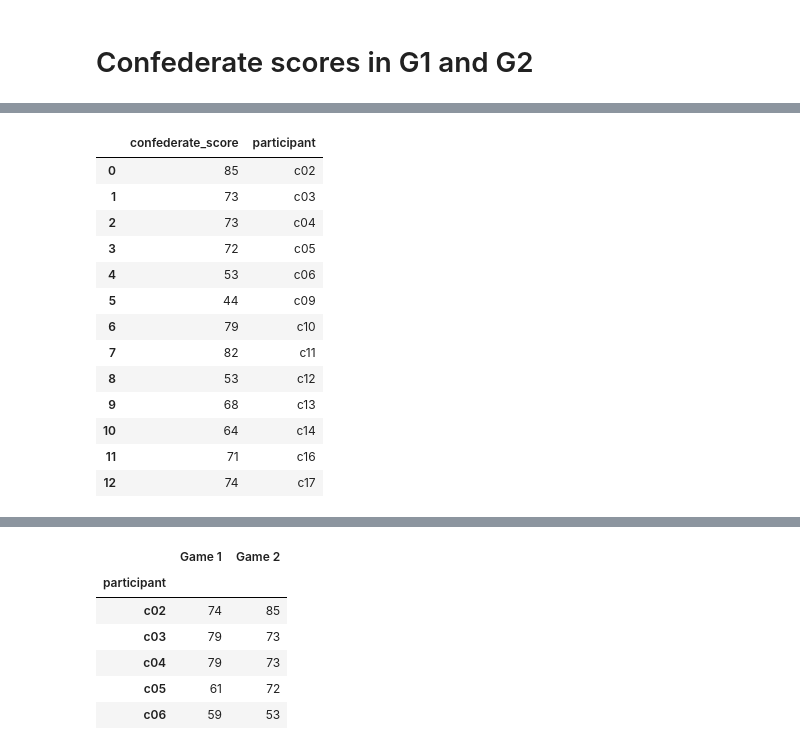
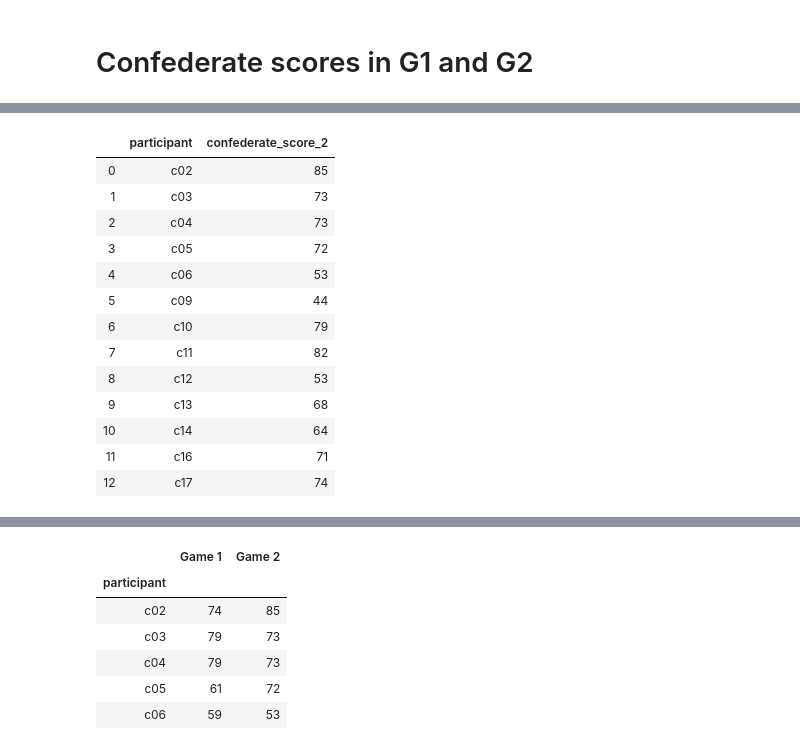
Before and after one commit to baryos/MAB, a Jupyter notebook: MAB4.ipynb, the cells around one changed output, grey strips where cells are left out. Drawn from its saved outputs; the diff is of its cells as text; code cells hidden in the pictures.

```diff
--- a/MAB4.ipynb
+++ b/MAB4.ipynb
@@ -321,0 +215,6 @@ m10.head()
+# %%
+#in the s files, p2 is the confederate
+df = organize_trial_by_trial_floatclick('data/c13_gamedata.csv')
+c13 = df
+c13_p1_g1_score,c13_p1_g2_score,c13_score_diff = call_get_score(c13, 'c')
+c13.head()
@@ -321,0 +228,6 @@ m10.head()
+# %%
+#in the s files, p2 is the confederate
+df = organize_trial_by_trial_floatclick('data/c14_gamedata.csv')
+c14 = df
+c14_p1_g1_score,c14_p1_g2_score,c14_score_diff = call_get_score(c14, 'c')
+c14.head()
@@ -321,0 +241,6 @@ m10.head()
+# %%
+#in the s files, p2 is the confederate
+df = organize_trial_by_trial_floatclick('data/c16_gamedata.csv')
+c16 = df
+c16_p1_g1_score,c16_p1_g2_score,c16_score_diff = call_get_score(c16, 'c')
+c12.head()
@@ -321,0 +254,6 @@ m10.head()
+# %%
+#in the s files, p2 is the confederate
+df = organize_trial_by_trial_floatclick('data/c17_gamedata.csv')
+c17 = df
+c17_p1_g1_score,c17_p1_g2_score,c17_score_diff = call_get_score(c17, 'c')
+c17.head()#in the s files, p2 is the confederate
@@ -403,27 +480,25 @@ c_scores_1
 # %%
 c_scores_2 = pd.DataFrame({'participant':['c02', 'c03',
-                               'c04', 'c05', 'c06', 'c09', 'c10', 'c11', 'c12', 'c13', 'c14', 'c16', 'c17'], 'confederate_score':
-    [c02_p1_g2_score, c03_p1_g2_score, c04_p1_g2_score,
-      c05_p1_g2_score, c06_p1_g2_score, c09_p1_g2_score, c10_p1_g2_score, c11_p1_g2_score, c12_p1_g2_score, c13_p1_g2_score, c14_p1_g2_score, c16_p1_g2_score, c17_p1_g2_score]})
+                               'c04', 'c05', 'c06', 'c09', 'c10', 'c11', 'c12', 'c13', 'c14', 'c16', 'c17'], 'confederate_score_2':[c02_p1_g2_score, c03_p1_g2_score, c04_p1_g2_score, c05_p1_g2_score, c06_p1_g2_score, c09_p1_g2_score, c10_p1_g2_score, c11_p1_g2_score, c12_p1_g2_score, c13_p1_g2_score, c14_p1_g2_score, c16_p1_g2_score, c17_p1_g2_score]})
 #c_scores_2.set_index('participant', inplace=True, drop=True)
 #s_scores_1 = pd.DataFrame(data = d1)
 #s_scores_2 = pd.DataFrame(data = d2)
 c_scores_2
 # %% [output]
-|  | confederate_score | participant |
-| 0 | 85 | c02 |
-| 1 | 73 | c03 |
-| 2 | 73 | c04 |
-| 3 | 72 | c05 |
-| 4 | 53 | c06 |
-| 5 | 44 | c09 |
-| 6 | 79 | c10 |
-| 7 | 82 | c11 |
-| 8 | 53 | c12 |
-| 9 | 68 | c13 |
-| 10 | 64 | c14 |
-| 11 | 71 | c16 |
-| 12 | 74 | c17 |
+|  | participant | confederate_score_2 |
+| 0 | c02 | 85 |
+| 1 | c03 | 73 |
+| 2 | c04 | 73 |
+| 3 | c05 | 72 |
+| 4 | c06 | 53 |
+| 5 | c09 | 44 |
+| 6 | c10 | 79 |
+| 7 | c11 | 82 |
+| 8 | c12 | 53 |
+| 9 | c13 | 68 |
+| 10 | c14 | 64 |
+| 11 | c16 | 71 |
+| 12 | c17 | 74 |
 # %%
 c_scores_1_bar = c_scores_1.plot.bar()
 # %% [output]
```
Also changed, not shown: parts of 150 cells of this notebook, 11 other files.
